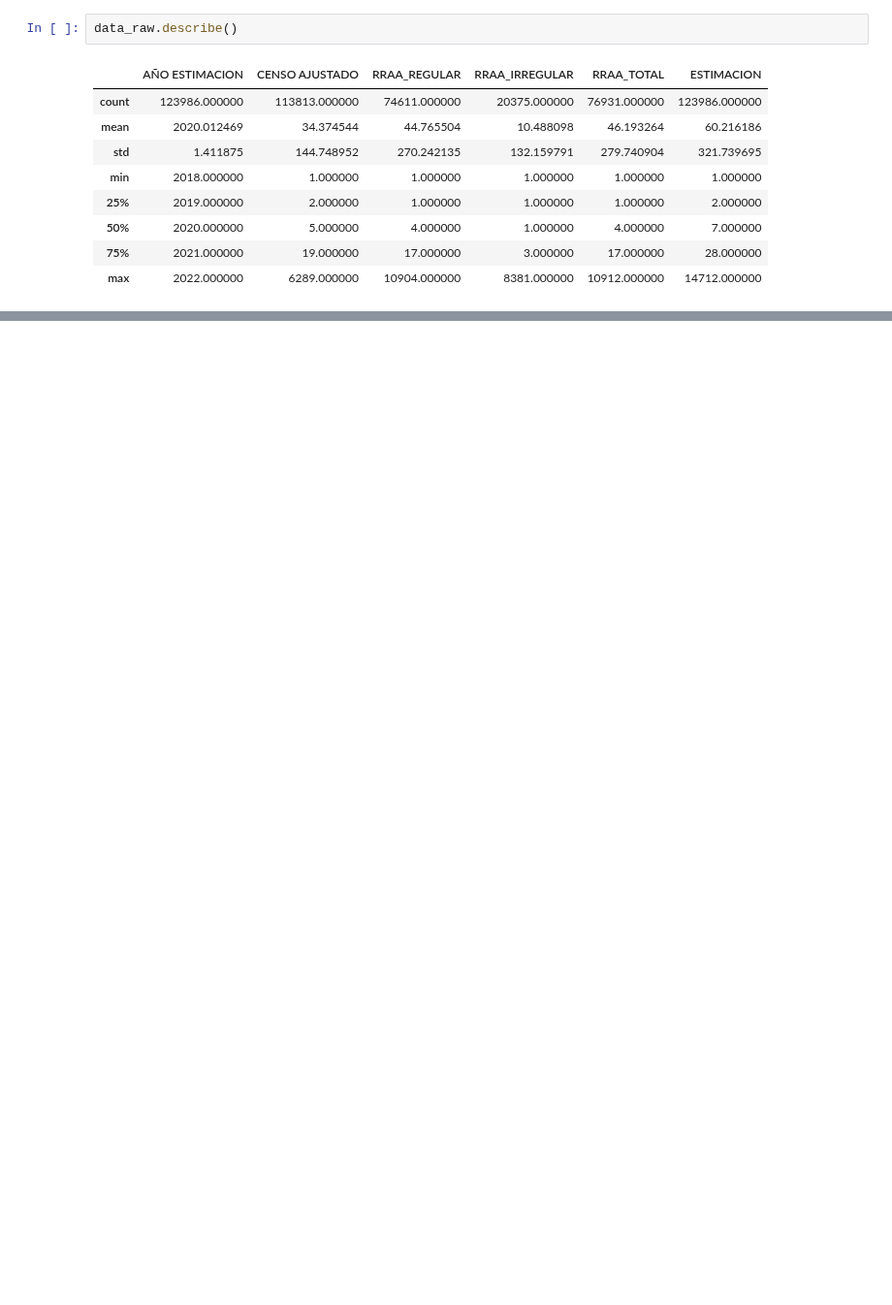
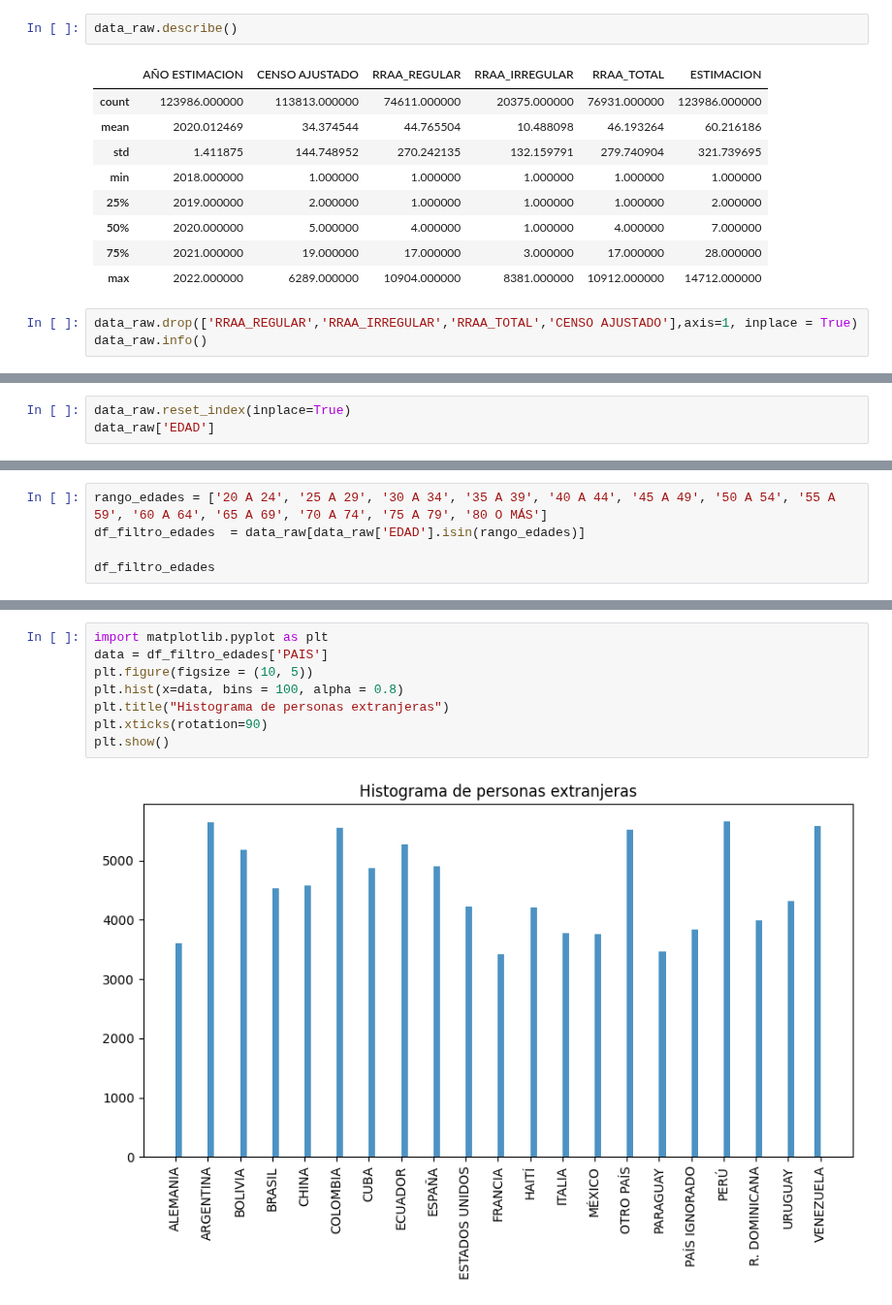
Before and after one commit to diegomacaya/proyecto_DataScience_DMS, a Jupyter notebook: src/explore.ipynb, the cells around one changed output, grey strips where cells are left out. Shown at 97% size. Cells and saved outputs as stored; diff of their text form; blank space fills up the shorter version.

```diff
--- a/src/explore.ipynb
+++ b/src/explore.ipynb
@@ -26,3 +32,6 @@ data_raw.describe()
 | 50% | 2020.000000 | 5.000000 | 4.000000 | 1.000000 | 4.000000 | 7.000000 |
 | 75% | 2021.000000 | 19.000000 | 17.000000 | 3.000000 | 17.000000 | 28.000000 |
 | max | 2022.000000 | 6289.000000 | 10904.000000 | 8381.000000 | 10912.000000 | 14712.000000 |
+# %%
+data_raw.drop(['RRAA_REGULAR','RRAA_IRREGULAR','RRAA_TOTAL','CENSO AJUSTADO'],axis=1, inplace = True)
+data_raw.info()
@@ -28,0 +52,3 @@ data_raw.describe()
+# %%
+data_raw.reset_index(inplace=True)
+data_raw['EDAD']
@@ -28,0 +100,5 @@ data_raw.describe()
+# %%
+rango_edades = ['20 A 24', '25 A 29', '30 A 34', '35 A 39', '40 A 44', '45 A 49', '50 A 54', '55 A 59', '60 A 64', '65 A 69', '70 A 74', '75 A 79', '80 O MÁS']
+df_filtro_edades  = data_raw[data_raw['EDAD'].isin(rango_edades)]
+
+df_filtro_edades
@@ -28,0 +119,10 @@ data_raw.describe()
+# %%
+import matplotlib.pyplot as plt
+data = df_filtro_edades['PAIS']
+plt.figure(figsize = (10, 5))
+plt.hist(x=data, bins = 100, alpha = 0.8)
+plt.title("Histograma de personas extranjeras")
+plt.xticks(rotation=90)
+plt.show()
+# %% [output]
+[figure, added]
```
Also changed, not shown: parts of 6 cells of this notebook.
